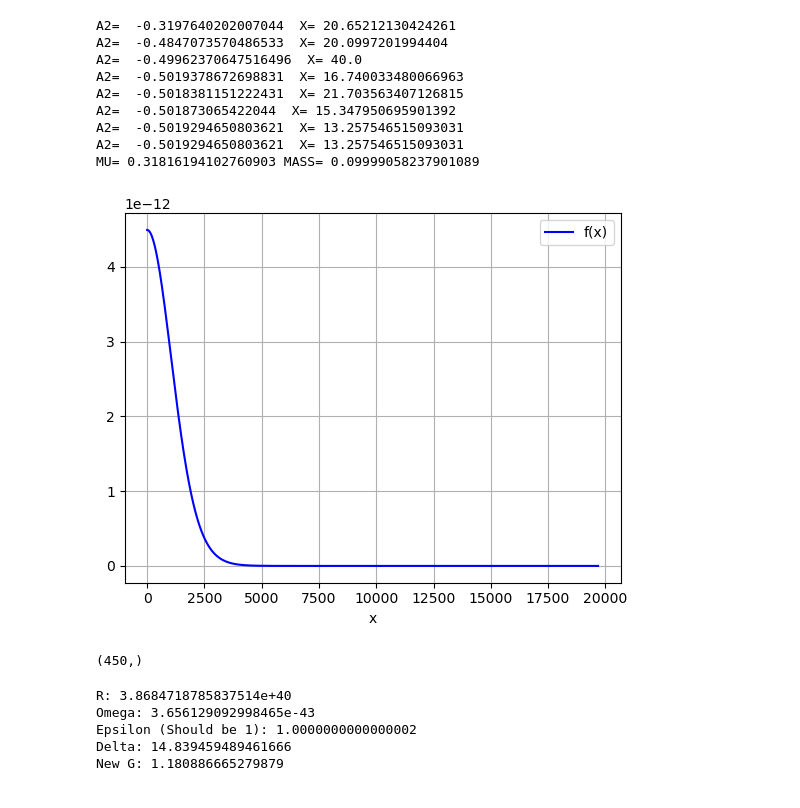
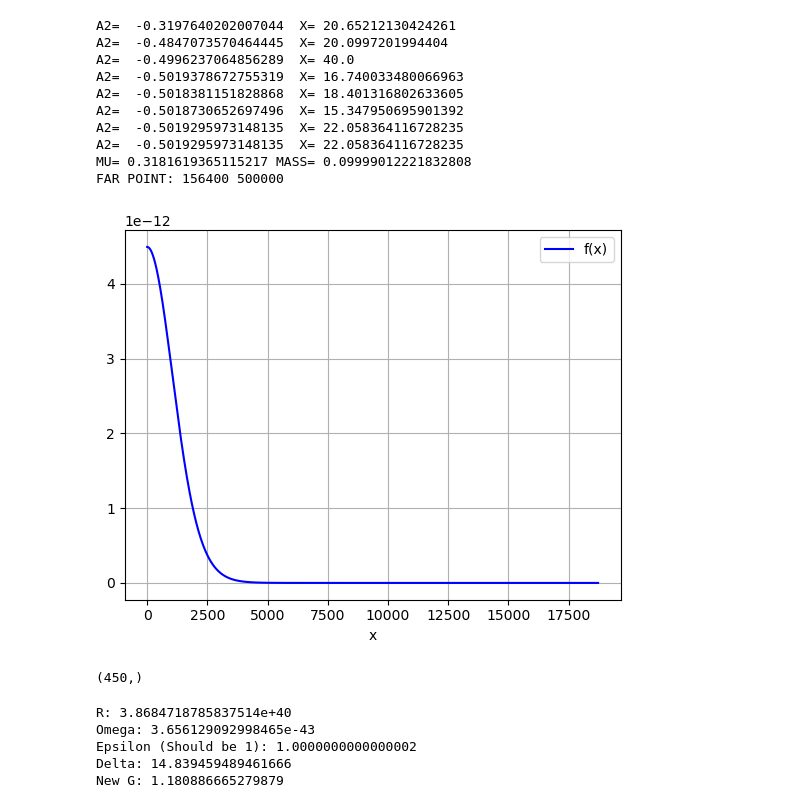
Before and after one commit to bkklee/BosonStar, a Jupyter notebook: Crank-Nicolson_v3.ipynb, the cells around one changed output. Cells and saved outputs as stored; diff of their text form; code cells hidden in the pictures.

```diff
--- a/Crank-Nicolson_v3.ipynb
+++ b/Crank-Nicolson_v3.ipynb
@@ -17,26 +17,27 @@ bigT = 10000
 # %%
-allThings = outputProfile(massInCU, aInCU, totalMassInCU)
+allThings = outputProfile(massInCU, aInCU, totalMassInCU, 500)
 #Hot Fix
 x = allThings["x"][1::2]
 psi = allThings["profile"][1::2]
 
 dx = x[1]-x[0]
 for i in range(200):
     x = np.append(x, x[-1]+dx)
     psi = np.append(psi, psi[-1])
 
 print(x.shape)
 # %% [output]
 A2=  -0.3197640202007044  X= 20.65212130424261
-A2=  -0.4847073570486533  X= 20.0997201994404
-A2=  -0.49962370647516496  X= 40.0
-A2=  -0.5019378672698831  X= 16.740033480066963
-A2=  -0.5018381151222431  X= 21.703563407126815
-A2=  -0.501873065422044  X= 15.347950695901392
-A2=  -0.5019294650803621  X= 13.257546515093031
-A2=  -0.5019294650803621  X= 13.257546515093031
-MU= 0.31816194102760903 MASS= 0.09999058237901089
+A2=  -0.4847073570464445  X= 20.0997201994404
+A2=  -0.4996237064856289  X= 40.0
+A2=  -0.5019378672755319  X= 16.740033480066963
+A2=  -0.5018381151828868  X= 18.401316802633605
+A2=  -0.5018730652697496  X= 15.347950695901392
+A2=  -0.5019295973148135  X= 22.058364116728235
+A2=  -0.5019295973148135  X= 22.058364116728235
+MU= 0.3181619365115217 MASS= 0.09999012221832808
+FAR POINT: 156400 500000
-[figure, old version]
+[figure, new version]
 (450,)
 # %%
 totalMass = massSIToPlanckUnit(massCodeUnitToSI(totalMassInCU))
```
Also changed, not shown: parts of 8 cells of this notebook, 7 other files.
